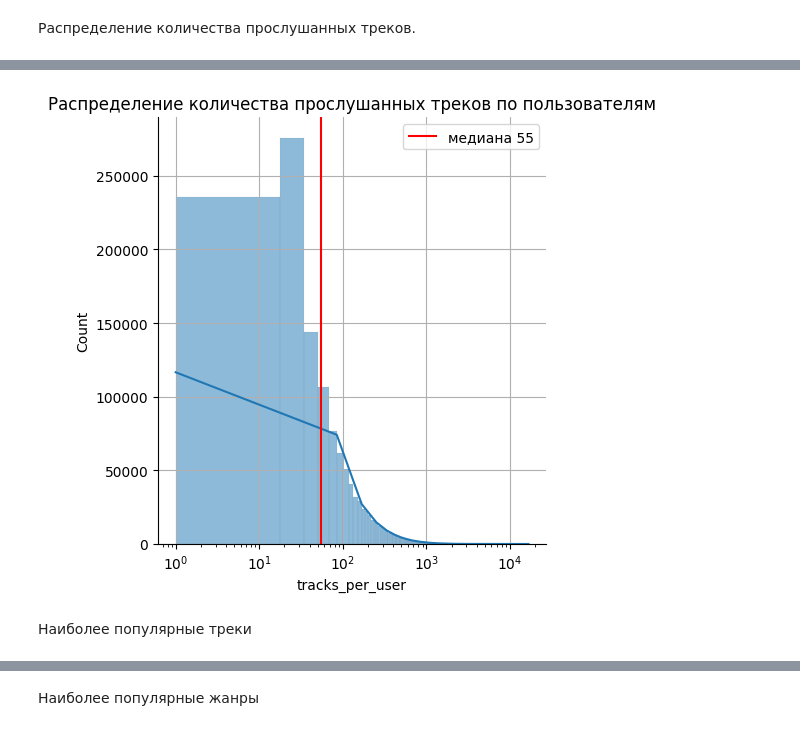
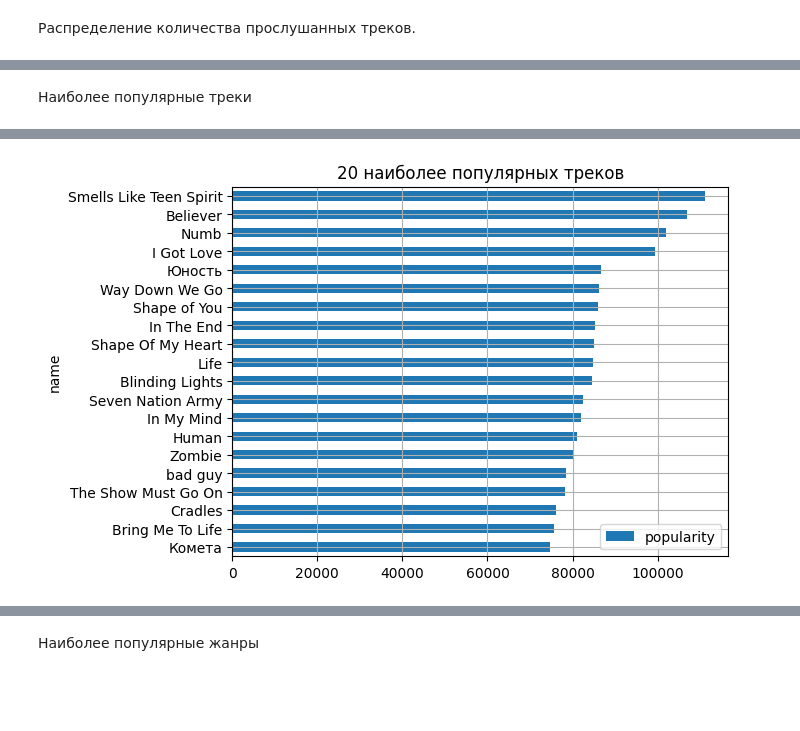
Before and after one commit to AlexChudinov/mle-project-sprint-4-v001, a Jupyter notebook: recommendations.ipynb, the cells around one changed output, grey strips where cells are left out. Drawn from its saved outputs; the diff is of its cells as text; code cells hidden in the pictures; blank space fills up the shorter version.

```diff
--- a/recommendations.ipynb
+++ b/recommendations.ipynb
@@ -365,28 +278,13 @@ _ = plt.title("Количество прослушанных треков по
-# %%
-
-sns.displot(tracks_per_user['tracks_per_user'], bins=1000, kde=True)
-median = tracks_per_user['tracks_per_user'].median()
-plt.axvline(median, color='red', label=f'медиана {median:.0f}')
-plt.xscale('log')
-plt.legend()
-plt.grid()
-_ = plt.title('Распределение количества прослушанных треков по пользователям')
-# %% [output]
-[figure, removed]
 # %% [markdown]
 Наиболее популярные треки
 # %%
-%%time
-with sqlite3_connection(interactions_dump) as db:
-    tracks_popularity = pd.read_sql("""
-        SELECT
-            track_id,
-            COUNT(*) AS popularity
-        FROM interactions
-        GROUP BY track_id ORDER BY popularity DESC LIMIT 50
-    """, db)
-    tracks_popularity = pd.merge(
-        tracks_popularity,
-        catalog_names,
-        left_on='track_id', right_on='id', how="left")
+interactions[["track_id", "user_id"]]\
+    .groupby("track_id")\
+    .count()\
+    .rename(columns={"user_id": "popularity"})\
+    .merge(catalog_names[catalog_names["type"] == "track"][["id", "name"]], left_on="track_id", right_on="id")\
+    [["name", "popularity"]].nlargest(columns=["popularity"], n=20)\
+        .sort_values(by="popularity").plot.barh(x="name", y="popularity")
+plt.title("20 наиболее популярных треков")
+plt.grid()
 # %% [output]
@@ -394,0 +291 @@ Wall time: 9.43 s
+[figure, added]
```
Also changed, not shown: parts of 20 cells of this notebook, 1 other file.
